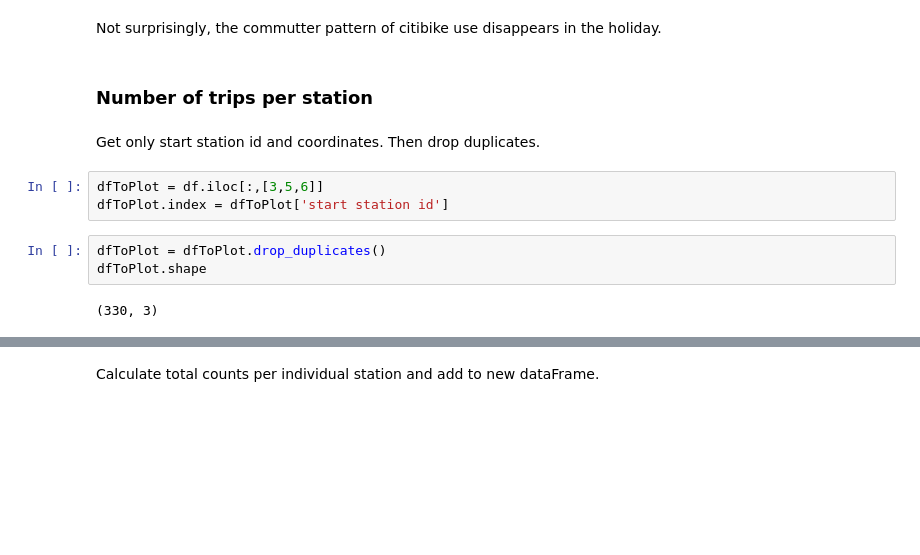
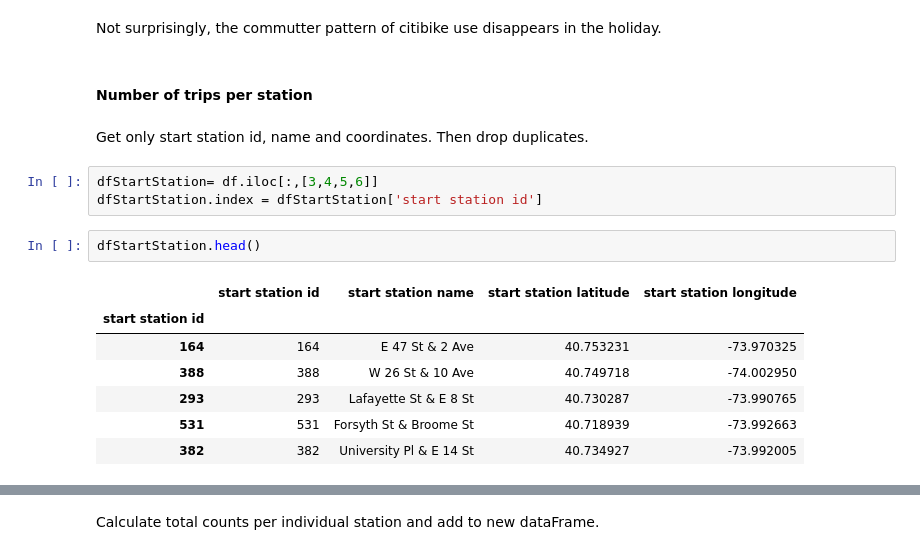
Before and after one commit to karstenkreis/NYC_Data_IPA, a Jupyter notebook: Citibike/Citibike.ipynb, the cells around one changed output, grey strips where cells are left out. Saved outputs shown, nothing was run; the diff lists cells and outputs as text; blank space fills up the shorter version.

```diff
--- a/Citibike/Citibike.ipynb
+++ b/Citibike/Citibike.ipynb
@@ -189,14 +194,19 @@ plt.title('Number of trips/hour\nJuly 4th\n')
 # %% [markdown]
 Not surprisingly, the commutter pattern of citibike use disappears in the holiday.
 # %% [markdown]
-### Number of trips per station
+#### Number of trips per station
 # %% [markdown]
-Get only start station id and coordinates. Then drop duplicates.
+Get only start station id, name and coordinates. Then drop duplicates.
 # %%
-dfToPlot = df.iloc[:,[3,5,6]]
-dfToPlot.index = dfToPlot['start station id']
+dfStartStation= df.iloc[:,[3,4,5,6]]
+dfStartStation.index = dfStartStation['start station id']
-# %%
-dfToPlot = dfToPlot.drop_duplicates()
-dfToPlot.shape
-# %% [output]
-(330, 3)
+# %%
+dfStartStation.head()
+# %% [output]
+|  | start station id | start station name | start station latitude | start station longitude |
+| start station id |  |  |  |  |
+| 164 | 164 | E 47 St & 2 Ave | 40.753231 | -73.970325 |
+| 388 | 388 | W 26 St & 10 Ave | 40.749718 | -74.002950 |
+| 293 | 293 | Lafayette St & E 8 St | 40.730287 | -73.990765 |
+| 531 | 531 | Forsyth St & Broome St | 40.718939 | -73.992663 |
+| 382 | 382 | University Pl & E 14 St | 40.734927 | -73.992005 |
```
Also changed, not shown: parts of 34 cells of this notebook, 4 other files.
